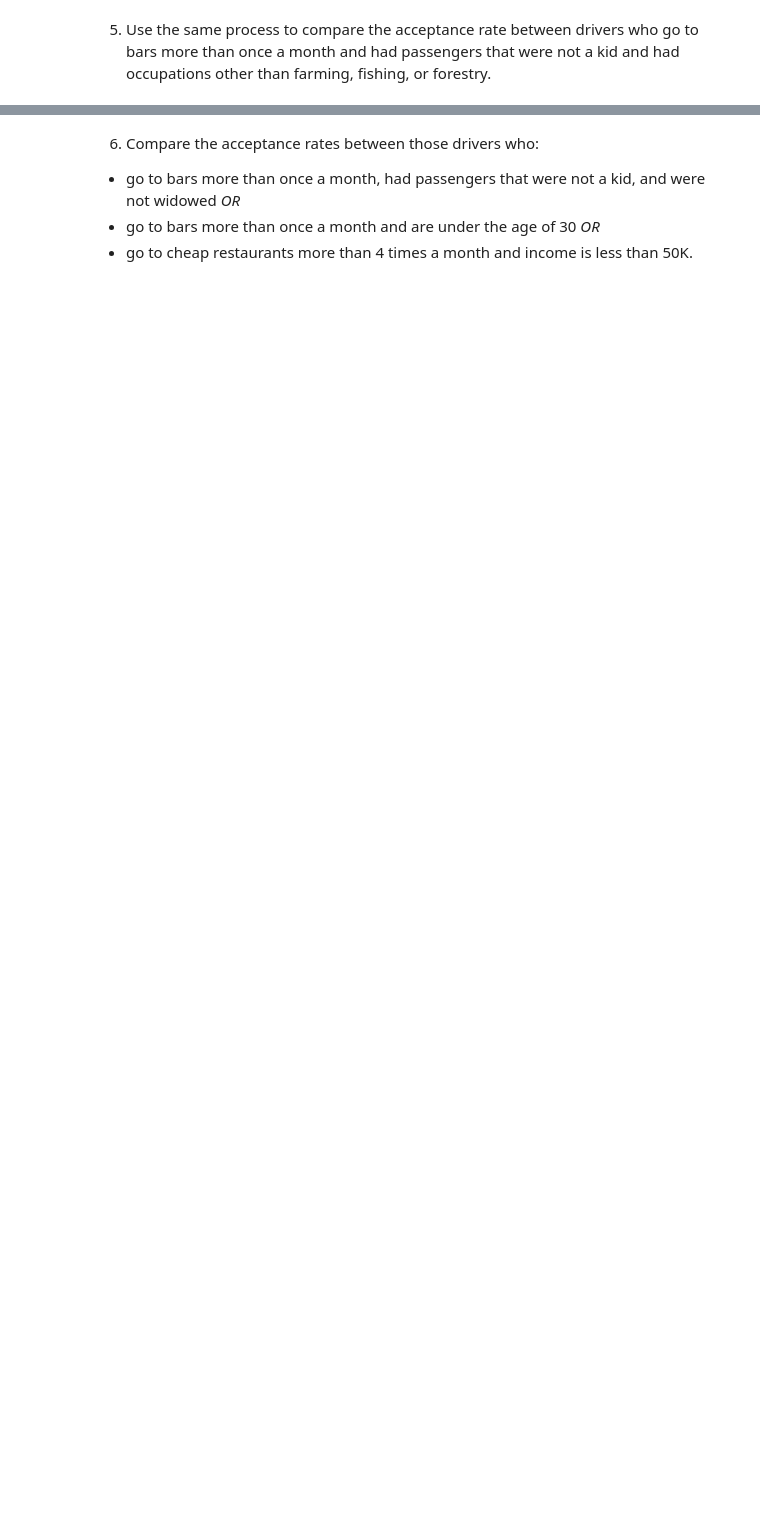
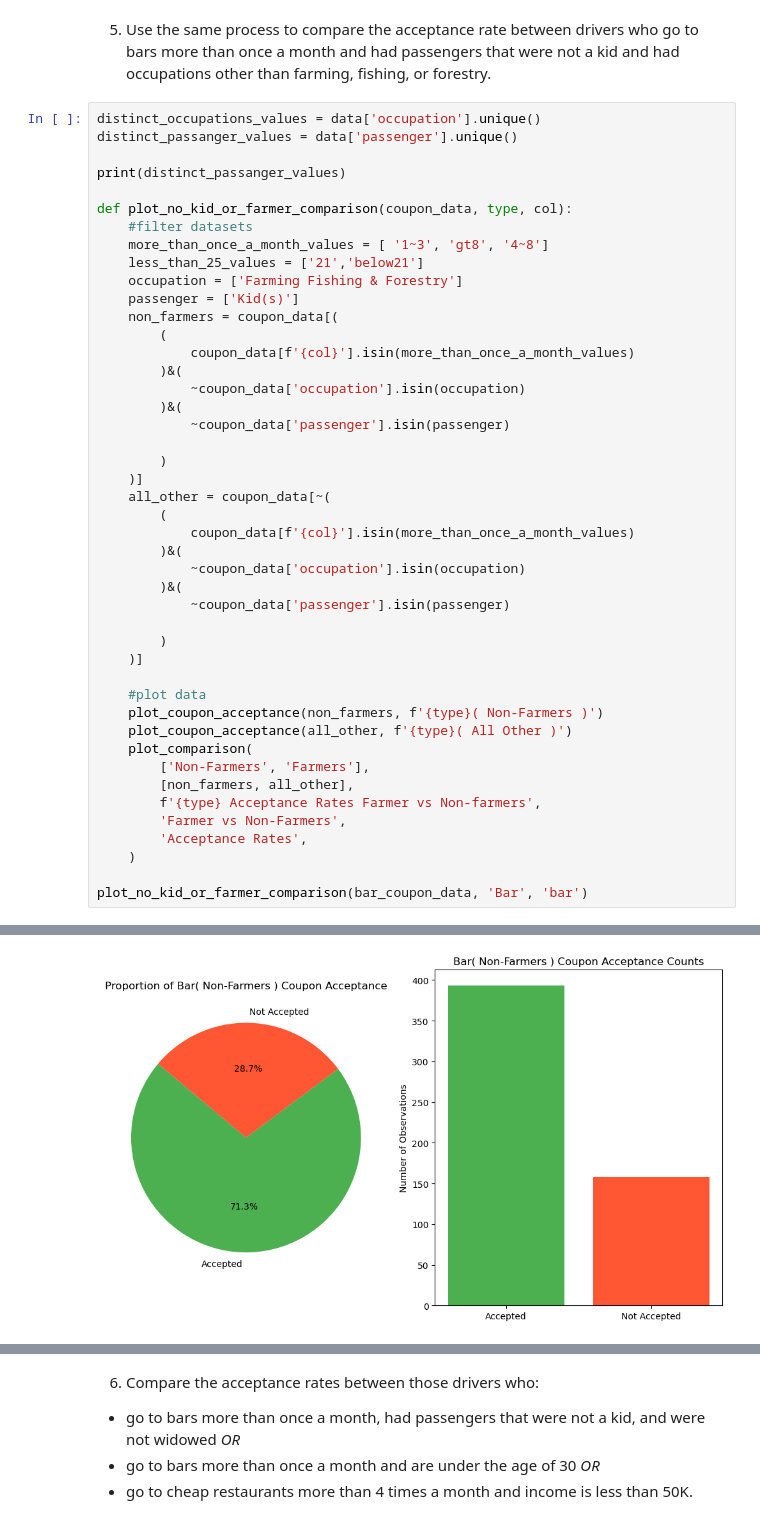
Before and after one commit to ok-ikejiani/Practical-Application-Assignment-5.1, a Jupyter notebook: prompt.ipynb, the cells around one changed output, grey strips where cells are left out. Drawn from its saved outputs; the diff is of its cells as text; blank space fills up the shorter version.

```diff
--- a/prompt.ipynb
+++ b/prompt.ipynb
@@ -329,2 +305,48 @@ NameError: name 'calculate_acceptance_rates' is not defined
 # %% [markdown]
 5. Use the same process to compare the acceptance rate between drivers who go to bars more than once a month and had passengers that were not a kid and had occupations other than farming, fishing, or forestry.
+# %%
+distinct_occupations_values = data['occupation'].unique()
+distinct_passanger_values = data['passenger'].unique()
+
+print(distinct_passanger_values)
+
+def plot_no_kid_or_farmer_comparison(coupon_data, type, col):
+    #filter datasets
+    more_than_once_a_month_values = [ '1~3', 'gt8', '4~8']
+    less_than_25_values = ['21','below21']
+    occupation = ['Farming Fishing & Forestry']
+    passenger = ['Kid(s)']
+    non_farmers = coupon_data[(
+        (
+            coupon_data[f'{col}'].isin(more_than_once_a_month_values)
+        )&(
+            ~coupon_data['occupation'].isin(occupation)
+        )&(
+            ~coupon_data['passenger'].isin(passenger)
+
+        )
+    )]
+    all_other = coupon_data[~(
+        (
+            coupon_data[f'{col}'].isin(more_than_once_a_month_values)
+        )&(
+            ~coupon_data['occupation'].isin(occupation)
+        )&(
+            ~coupon_data['passenger'].isin(passenger)
+
+        )
+    )]
+
+    #plot data
+    plot_coupon_acceptance(non_farmers, f'{type}( Non-Farmers )')
+    plot_coupon_acceptance(all_other, f'{type}( All Other )')
+    plot_comparison(
+        ['Non-Farmers', 'Farmers'],
+        [non_farmers, all_other],
+        f'{type} Acceptance Rates Farmer vs Non-farmers',
+        'Farmer vs Non-Farmers',
+        'Acceptance Rates',
+    )
+
+plot_no_kid_or_farmer_comparison(bar_coupon_data, 'Bar', 'bar')
+# %% [output]
@@ -330,0 +354 @@ NameError: name 'calculate_acceptance_rates' is not defined
+[figure, added]
```
Also changed, not shown: parts of 29 cells of this notebook, 22 other files.
